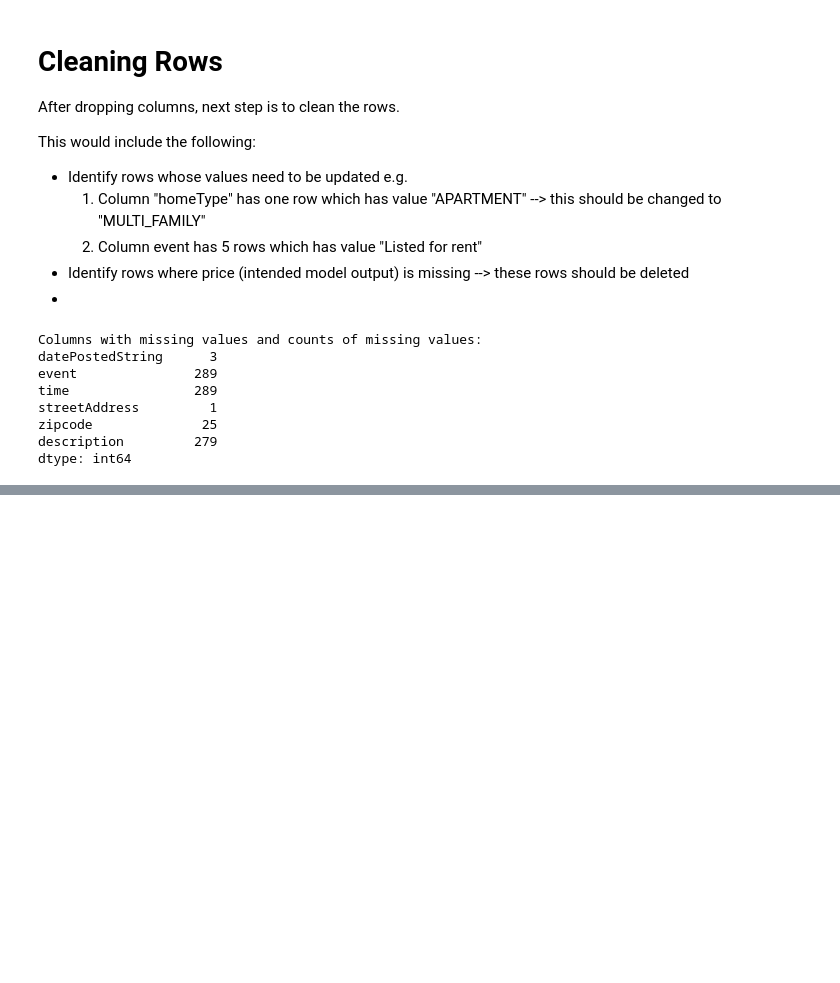
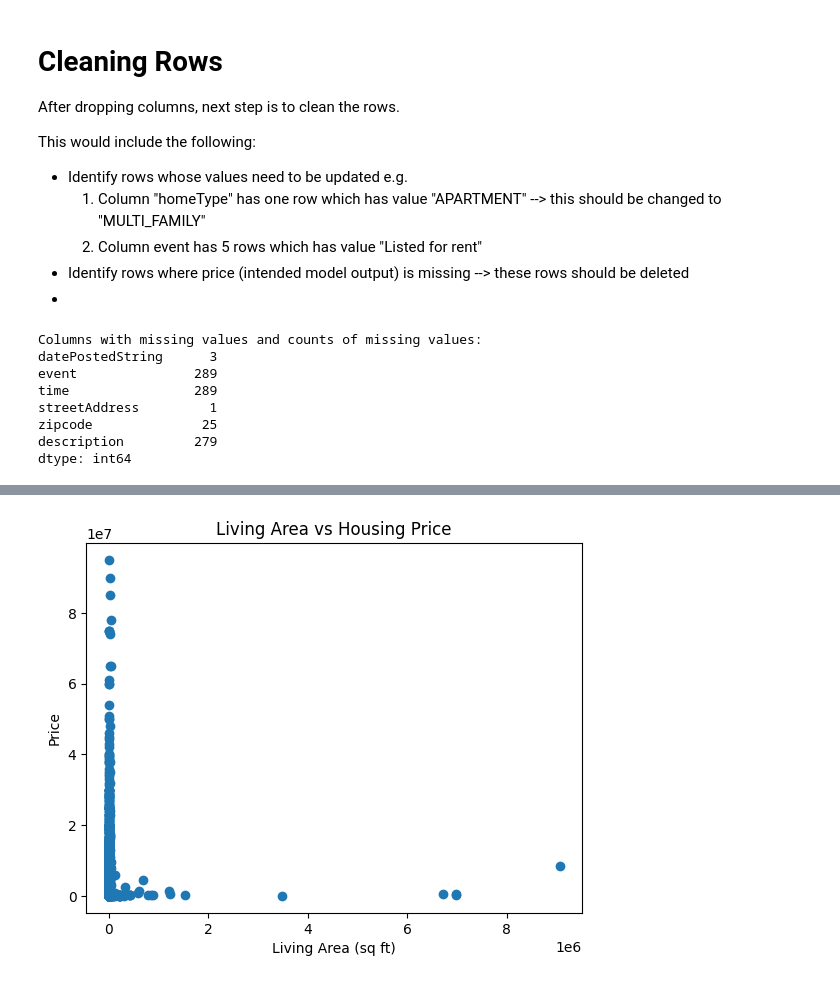
Before and after one commit to soumyaRohan/SDS-CP006-california-housing-prediction, a Jupyter notebook: ph1-data-cleaning-eda/Imtiaz_data_analysis.ipynb, the cells around one changed output, grey strips where cells are left out. Drawn from its saved outputs; the diff is of its cells as text; code cells hidden in the pictures; blank space fills up the shorter version.

```diff
--- a/ph1-data-cleaning-eda/Imtiaz_data_analysis.ipynb
+++ b/ph1-data-cleaning-eda/Imtiaz_data_analysis.ipynb
@@ -221,0 +292,9 @@ Count of rows with no price listed:
+# %%
+# Scatter plot for living area vs price
+plt.scatter(data_cleaned['livingArea'], data['price'])
+plt.title('Living Area vs Housing Price')
+plt.xlabel('Living Area (sq ft)')
+plt.ylabel('Price')
+plt.show()
+# %% [output]
+[figure, added]
```
Also changed, not shown: parts of 9 cells of this notebook.
